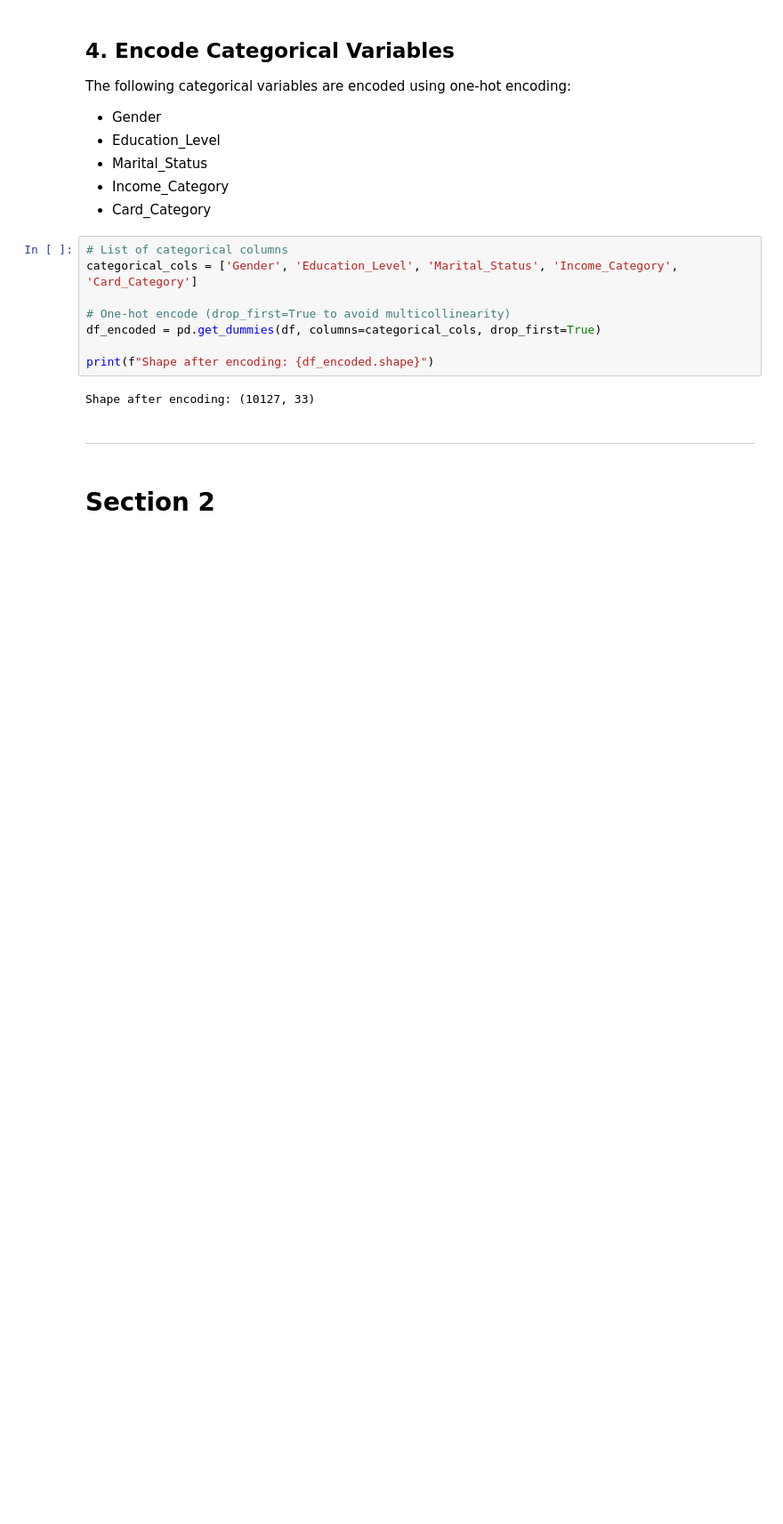
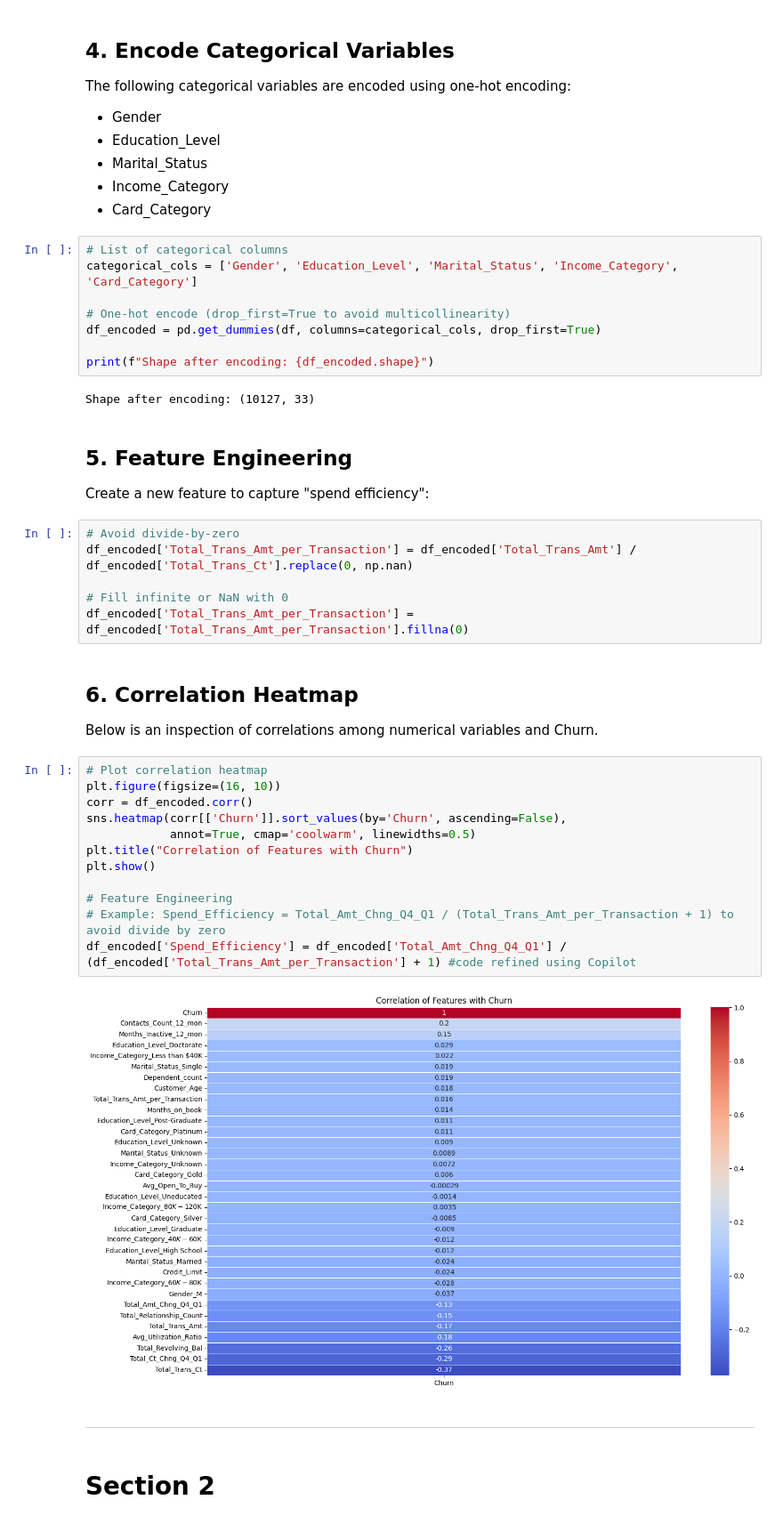
Before and after one commit to Vestibles/Credit_Card_Customer_Churn_Analysis, a Jupyter notebook: jupyter_notebooks/Data CleaningPreprocessing.ipynb, the cells around one changed output. Shown at 89% size. Saved outputs shown, nothing was run; the diff lists cells and outputs as text; blank space fills up the shorter version.

Commit message:
Add correlation heatmap, features with Churn

```diff
--- a/jupyter_notebooks/Data CleaningPreprocessing.ipynb
+++ b/jupyter_notebooks/Data CleaningPreprocessing.ipynb
@@ -119,6 +119,34 @@ df_encoded = pd.get_dummies(df, columns=categorical_cols, drop_first=True)
 print(f"Shape after encoding: {df_encoded.shape}")
 # %% [output]
 Shape after encoding: (10127, 33)
+# %% [markdown]
+## 5. Feature Engineering
+
+Create a new feature to capture "spend efficiency":
+# %%
+# Avoid divide-by-zero
+df_encoded['Total_Trans_Amt_per_Transaction'] = df_encoded['Total_Trans_Amt'] / df_encoded['Total_Trans_Ct'].replace(0, np.nan)
+
+# Fill infinite or NaN with 0
+df_encoded['Total_Trans_Amt_per_Transaction'] = df_encoded['Total_Trans_Amt_per_Transaction'].fillna(0)
+# %% [markdown]
+## 6. Correlation Heatmap
+
+Below is an inspection of correlations among numerical variables and Churn.
+# %%
+# Plot correlation heatmap
+plt.figure(figsize=(16, 10))
+corr = df_encoded.corr()
+sns.heatmap(corr[['Churn']].sort_values(by='Churn', ascending=False),
+            annot=True, cmap='coolwarm', linewidths=0.5)
+plt.title("Correlation of Features with Churn")
+plt.show()
+
+# Feature Engineering
+# Example: Spend_Efficiency = Total_Amt_Chng_Q4_Q1 / (Total_Trans_Amt_per_Transaction + 1) to avoid divide by zero
+df_encoded['Spend_Efficiency'] = df_encoded['Total_Amt_Chng_Q4_Q1'] / (df_encoded['Total_Trans_Amt_per_Transaction'] + 1) #code refined using Copilot
+# %% [output]
+[figure, added]
 # %% [markdown]
 ---
 # %% [markdown]
```
